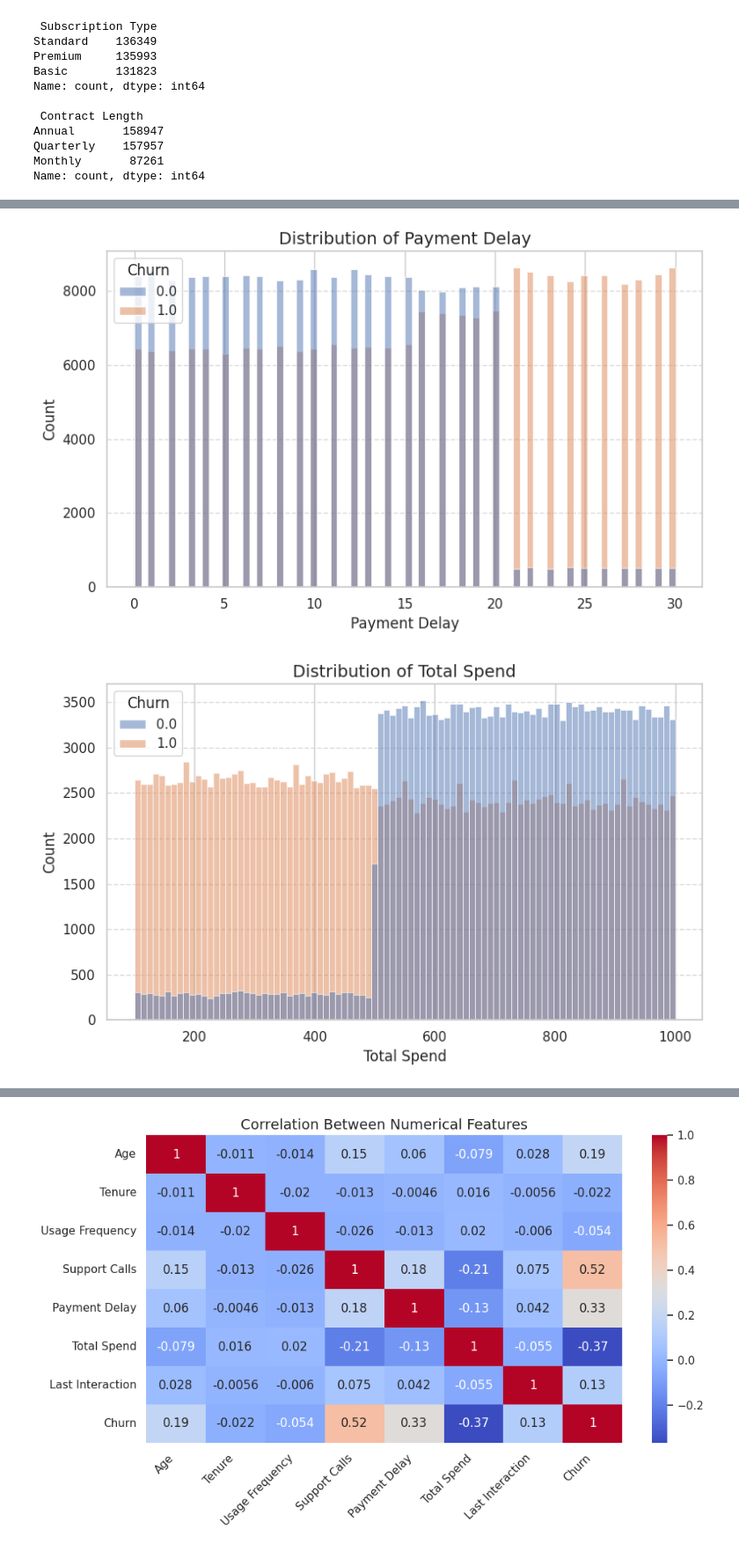
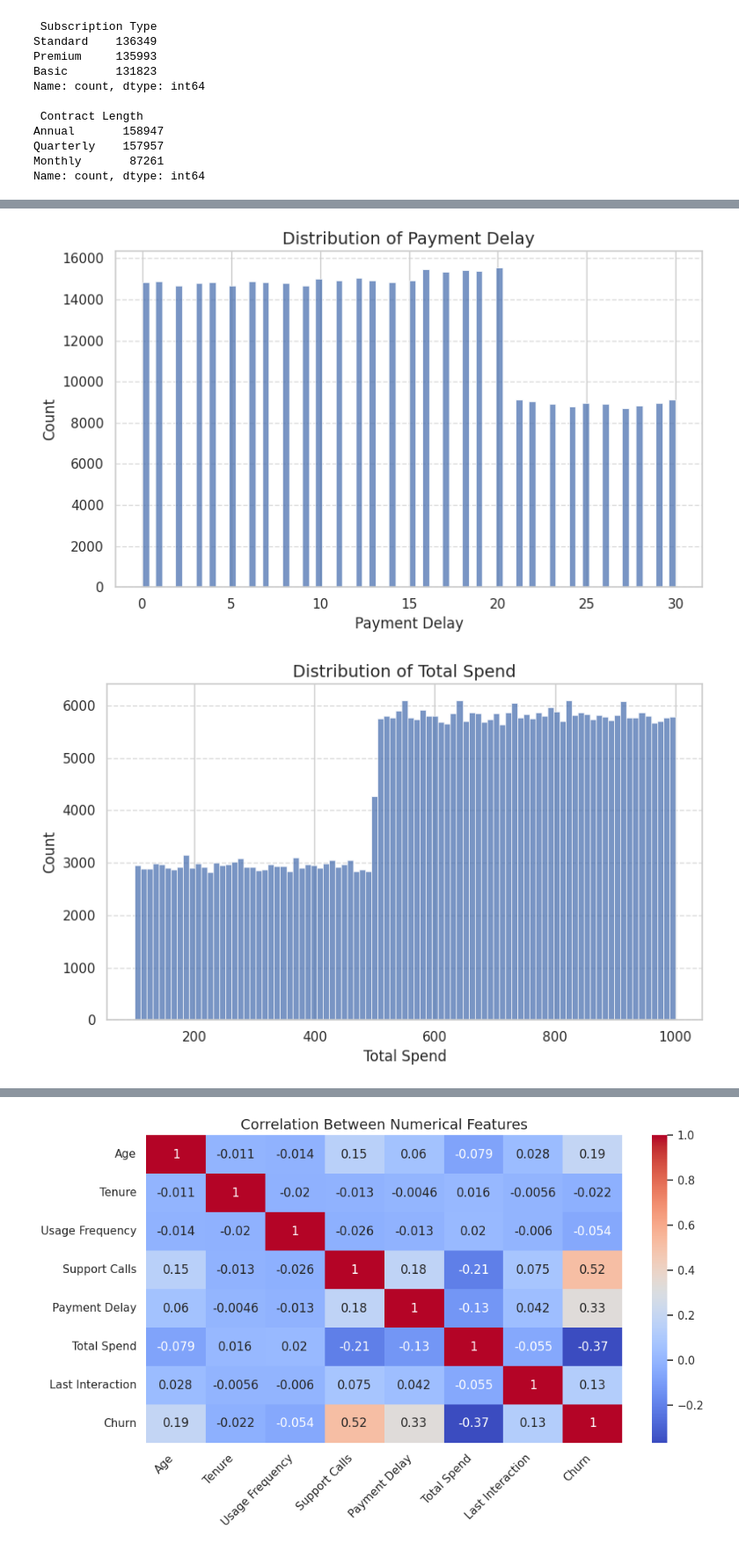
Before and after one commit to atrbyg24/kaggle, a Jupyter notebook: customer_deflection.ipynb, the cells around one changed output, grey strips where cells are left out. Shown: that part at 88% size. Drawn from its saved outputs; the diff is of its cells as text; code cells hidden in the pictures.

```diff
--- a/customer_deflection.ipynb
+++ b/customer_deflection.ipynb
@@ -91,3 +91,13 @@ Annual       158947
 Quarterly    157957
 Monthly       87261
 Name: count, dtype: int64
+# %%
+for col in cat_cols:
+    plt.figure(figsize=(8, 5))
+    sns.histplot(data=train,x='Churn',hue=col,multiple='dodge')
+    plt.title(f'Distribution of {col}', fontsize=14)
+    plt.xlabel(col, fontsize=12)
+    plt.ylabel('Count', fontsize=12)
+    plt.grid(axis='y', linestyle='--', alpha=0.7)
+    plt.tight_layout()
+    plt.show()
@@ -94,7 +108,7 @@ Name: count, dtype: int64
 # %%
 for col in num_cols:
     plt.figure(figsize=(8, 5))
-    sns.histplot(data=train,x=col,hue='Churn')
+    sns.histplot(data=train,x=col)
     plt.title(f'Distribution of {col}', fontsize=14)
     plt.xlabel(col, fontsize=12)
     plt.ylabel('Count', fontsize=12)
@@ -109,2 +123,2 @@ for col in num_cols:
-[figure, old version]
+[figure, new version]
-[figure, old version]
+[figure, new version]
```
Also changed, not shown: parts of 13 cells of this notebook.
